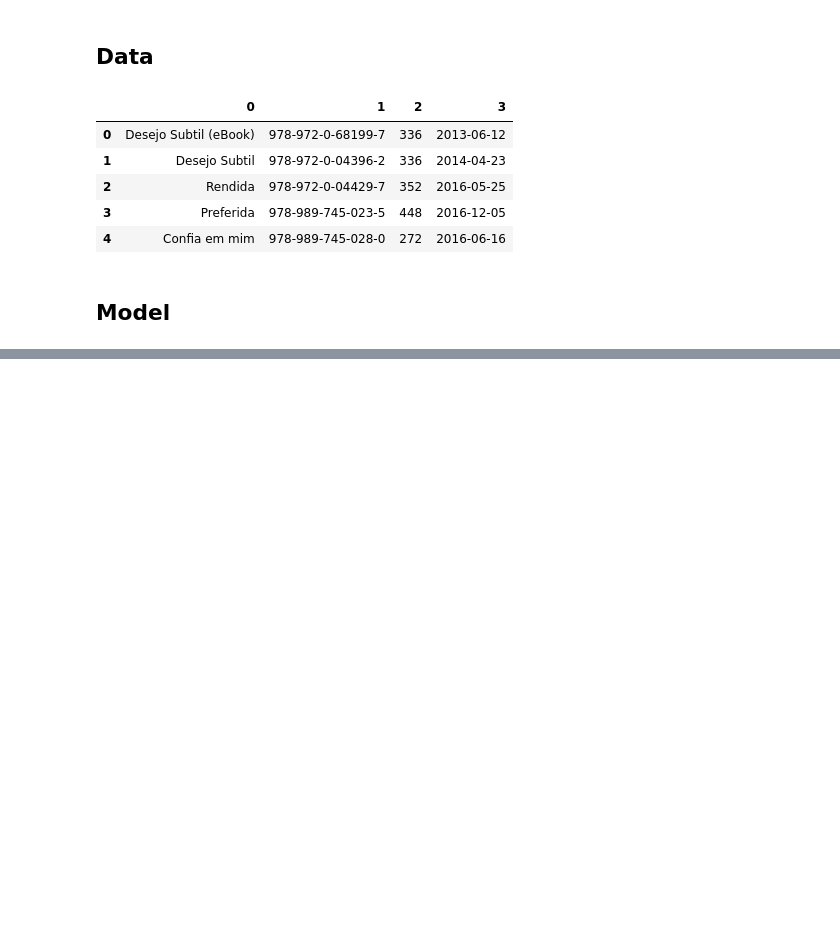
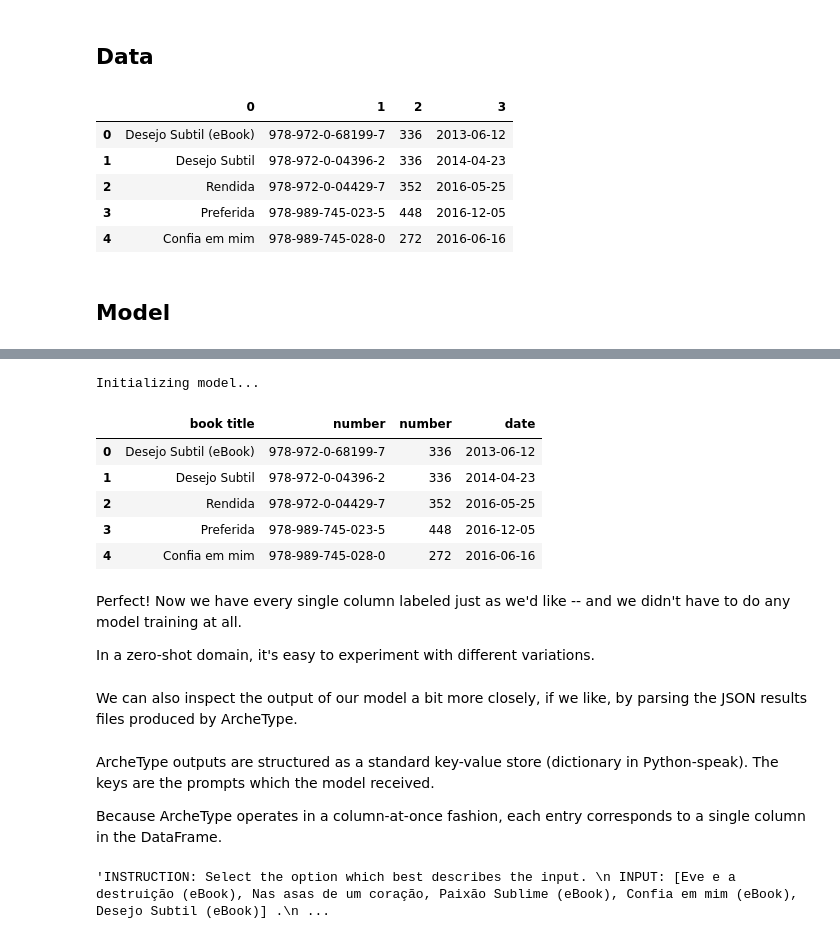
Before and after one commit to penfever/ArcheType, a Jupyter notebook: notebooks/Custom_Predictions_with_ArcheType.ipynb, the cells around one changed output, grey strips where cells are left out. Saved outputs shown, nothing was run; the diff lists cells and outputs as text; code cells hidden in the pictures; blank space fills up the shorter version.

```diff
--- a/notebooks/Custom_Predictions_with_ArcheType.ipynb
+++ b/notebooks/Custom_Predictions_with_ArcheType.ipynb
@@ -90,0 +133,23 @@ new_df.head()
+# %%
+args = {
+            "model_name": "flan-t5-base-zs-koriniprompt",
+            "custom_labels" : ["text", "number", "date", "book title"],
+}
+
+arch = ArcheTypePredictor(input_files = [df], user_args = args)
+new_df = arch.annotate_columns()
+new_df.head()
+# %% [output]
+Initializing model...
+|  | book title | number | number | date |
+| 0 | Desejo Subtil (eBook) | 978-972-0-68199-7 | 336 | 2013-06-12 |
+| 1 | Desejo Subtil | 978-972-0-04396-2 | 336 | 2014-04-23 |
+| 2 | Rendida | 978-972-0-04429-7 | 352 | 2016-05-25 |
+| 3 | Preferida | 978-989-745-023-5 | 448 | 2016-12-05 |
+| 4 | Confia em mim | 978-989-745-028-0 | 272 | 2016-06-16 |
+# %% [markdown]
+Perfect! Now we have every single column labeled just as we'd like -- and we didn't have to do any model training at all.
+
+In a zero-shot domain, it's easy to experiment with different variations.
+# %% [markdown]
+We can also inspect the output of our model a bit more closely, if we like, by parsing the JSON results files produced by ArcheType.
@@ -90,0 +161,9 @@ new_df.head()
+# %% [markdown]
+ArcheType outputs are structured as a standard key-value store (dictionary in Python-speak). The keys are the prompts which the model received.
+
+Because ArcheType operates in a column-at-once fashion, each entry corresponds to a single column in the DataFrame.
+# %%
+key0 = list(j.keys())[0]
+key0
+# %% [output]
+'INSTRUCTION: Select the option which best describes the input. \n INPUT: [Eve e a destruição (eBook), Nas asas de um coração, Paixão Sublime (eBook), Confia em mim (eBook), Desejo Subtil (eBook)] .\n ...
```
Also changed, not shown: parts of 16 cells of this notebook.
